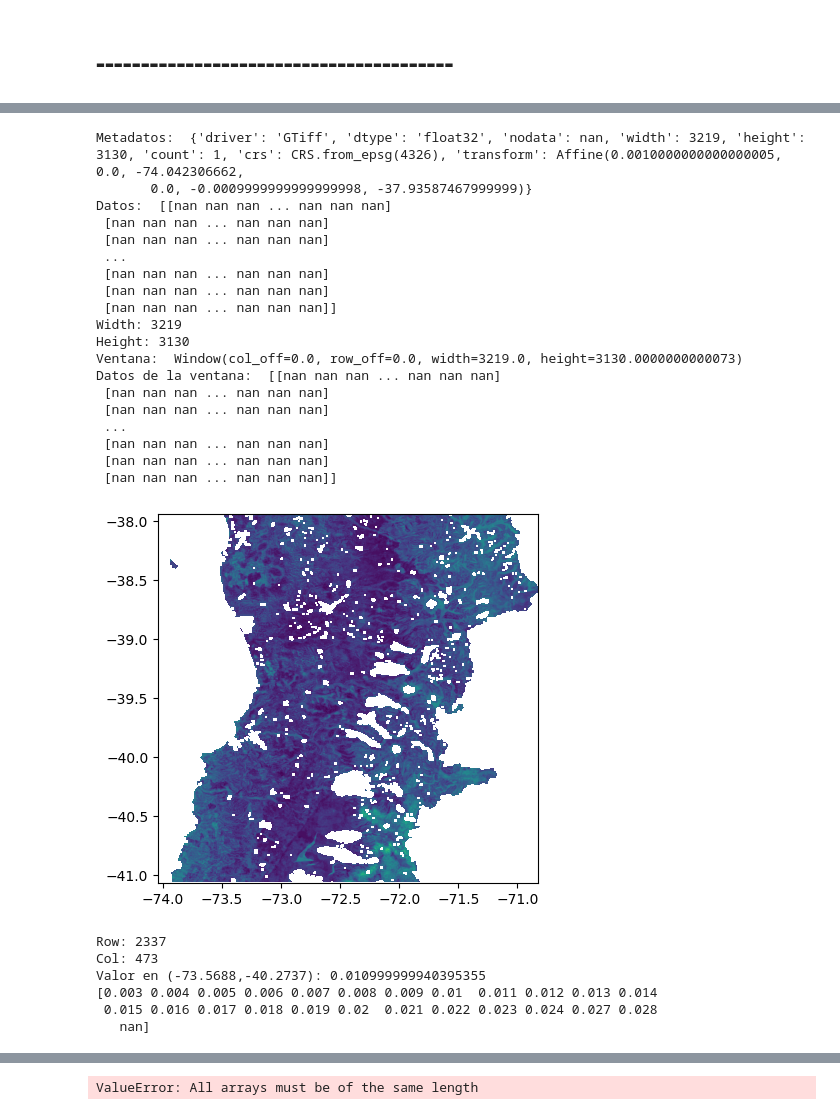
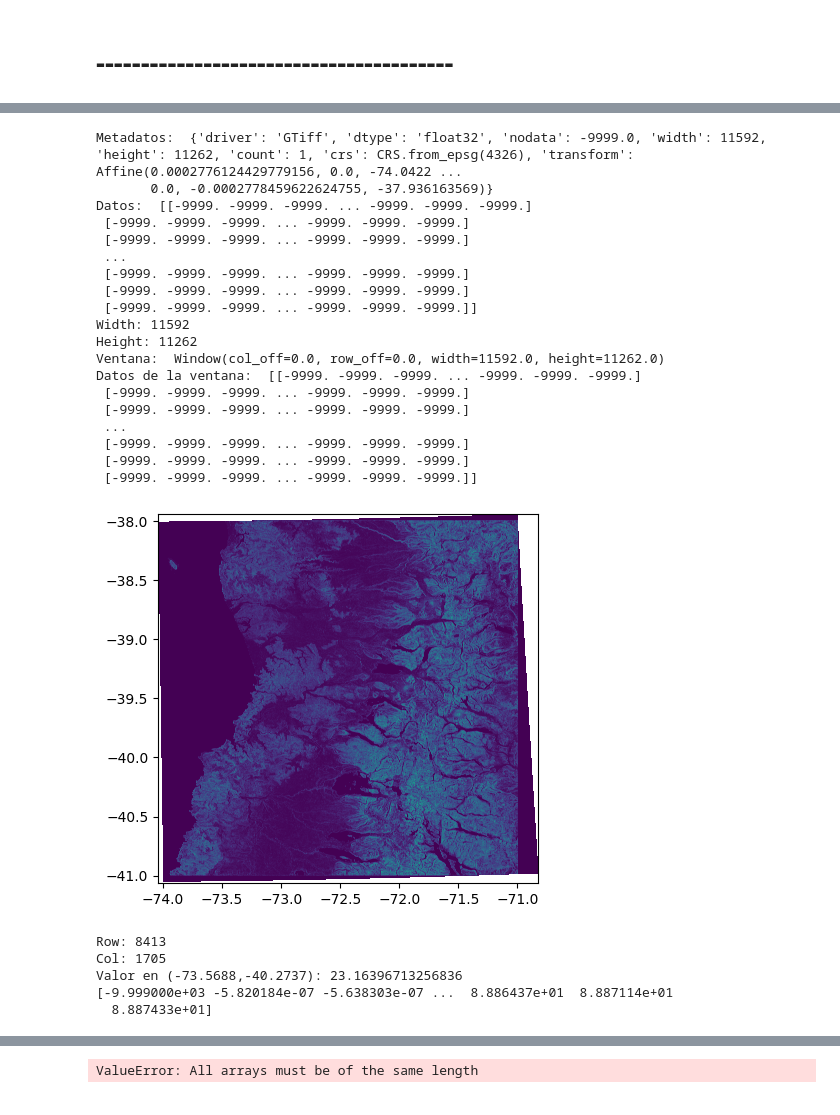
Before and after one commit to ManuelLabbe/LandSlide_Guardian, a Jupyter notebook: incursion.ipynb, the cells around one changed output, grey strips where cells are left out. Drawn from its saved outputs; the diff is of its cells as text; code cells hidden in the pictures.

```diff
--- a/incursion.ipynb
+++ b/incursion.ipynb
@@ -410,54 +410,53 @@ Valor en (-73.5688,-40.2737): 0.010999999940395355
 # %%
 import rasterio
 from rasterio.windows import Window
 from rasterio.plot import show, show_hist
-output_tif_path = 'output/output_alpha.tif'
+output_tif_path = 'output/output.tif'
 
 with rasterio.open(output_tif_path) as src:
     meta = src.meta
     print('Metadatos: ',meta)
     data = src.read(1)
     print('Datos: ',data)
     width = meta['width']
     height = meta['height']
     print(f'Width: {width}\nHeight: {height}')
     window = src.window(*src.bounds)
     print('Ventana: ',window)
     data_window = src.read(1, window=window)
     print('Datos de la ventana: ',data_window)
     show(src, transform=src.transform, cmap='viridis')
     #lon, lat = -73.219497,-37.7517708
 
     lon,lat = -73.5688,-40.2737
     row, col = src.index(lon, lat)
     print(f'Row: {row}\nCol: {col}')
     value = data_window[row,col]
     print(f'Valor en ({lon},{lat}): {value}')
     print(np.unique(data_window))
 # %% [output]
-Metadatos:  {'driver': 'GTiff', 'dtype': 'float32', 'nodata': nan, 'width': 3219, 'height': 3130, 'count': 1, 'crs': CRS.from_epsg(4326), 'transform': Affine(0.0010000000000000005, 0.0, -74.042306662,
-       0.0, -0.0009999999999999998, -37.93587467999999)}
-Datos:  [[nan nan nan ... nan nan nan]
- [nan nan nan ... nan nan nan]
- [nan nan nan ... nan nan nan]
+Metadatos:  {'driver': 'GTiff', 'dtype': 'float32', 'nodata': -9999.0, 'width': 11592, 'height': 11262, 'count': 1, 'crs': CRS.from_epsg(4326), 'transform': Affine(0.0002776124429779156, 0.0, -74.0422 ...
+       0.0, -0.0002778459622624755, -37.936163569)}
+Datos:  [[-9999. -9999. -9999. ... -9999. -9999. -9999.]
+ [-9999. -9999. -9999. ... -9999. -9999. -9999.]
+ [-9999. -9999. -9999. ... -9999. -9999. -9999.]
  ...
- [nan nan nan ... nan nan nan]
- [nan nan nan ... nan nan nan]
- [nan nan nan ... nan nan nan]]
-Width: 3219
-Height: 3130
-Ventana:  Window(col_off=0.0, row_off=0.0, width=3219.0, height=3130.0000000000073)
-Datos de la ventana:  [[nan nan nan ... nan nan nan]
- [nan nan nan ... nan nan nan]
- [nan nan nan ... nan nan nan]
+ [-9999. -9999. -9999. ... -9999. -9999. -9999.]
+ [-9999. -9999. -9999. ... -9999. -9999. -9999.]
+ [-9999. -9999. -9999. ... -9999. -9999. -9999.]]
+Width: 11592
+Height: 11262
+Ventana:  Window(col_off=0.0, row_off=0.0, width=11592.0, height=11262.0)
+Datos de la ventana:  [[-9999. -9999. -9999. ... -9999. -9999. -9999.]
+ [-9999. -9999. -9999. ... -9999. -9999. -9999.]
+ [-9999. -9999. -9999. ... -9999. -9999. -9999.]
  ...
- [nan nan nan ... nan nan nan]
- [nan nan nan ... nan nan nan]
- [nan nan nan ... nan nan nan]]
+ [-9999. -9999. -9999. ... -9999. -9999. -9999.]
+ [-9999. -9999. -9999. ... -9999. -9999. -9999.]
+ [-9999. -9999. -9999. ... -9999. -9999. -9999.]]
-[figure, old version]
+[figure, new version]
-Row: 2337
-Col: 473
-Valor en (-73.5688,-40.2737): 0.010999999940395355
-[0.003 0.004 0.005 0.006 0.007 0.008 0.009 0.01  0.011 0.012 0.013 0.014
- 0.015 0.016 0.017 0.018 0.019 0.02  0.021 0.022 0.023 0.024 0.027 0.028
-   nan]
+Row: 8413
+Col: 1705
+Valor en (-73.5688,-40.2737): 23.16396713256836
+[-9.999000e+03 -5.820184e-07 -5.638303e-07 ...  8.886437e+01  8.887114e+01
+  8.887433e+01]
```
Also changed, not shown: parts of 1 cell of this notebook.
